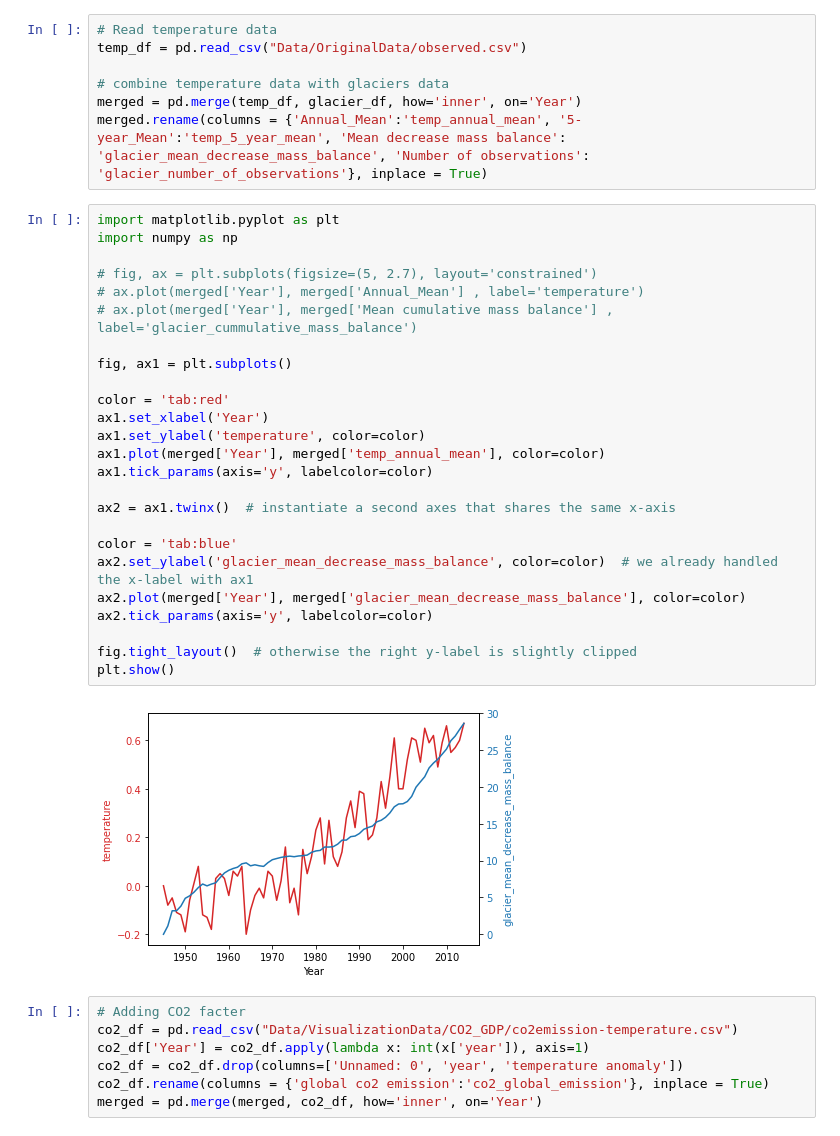
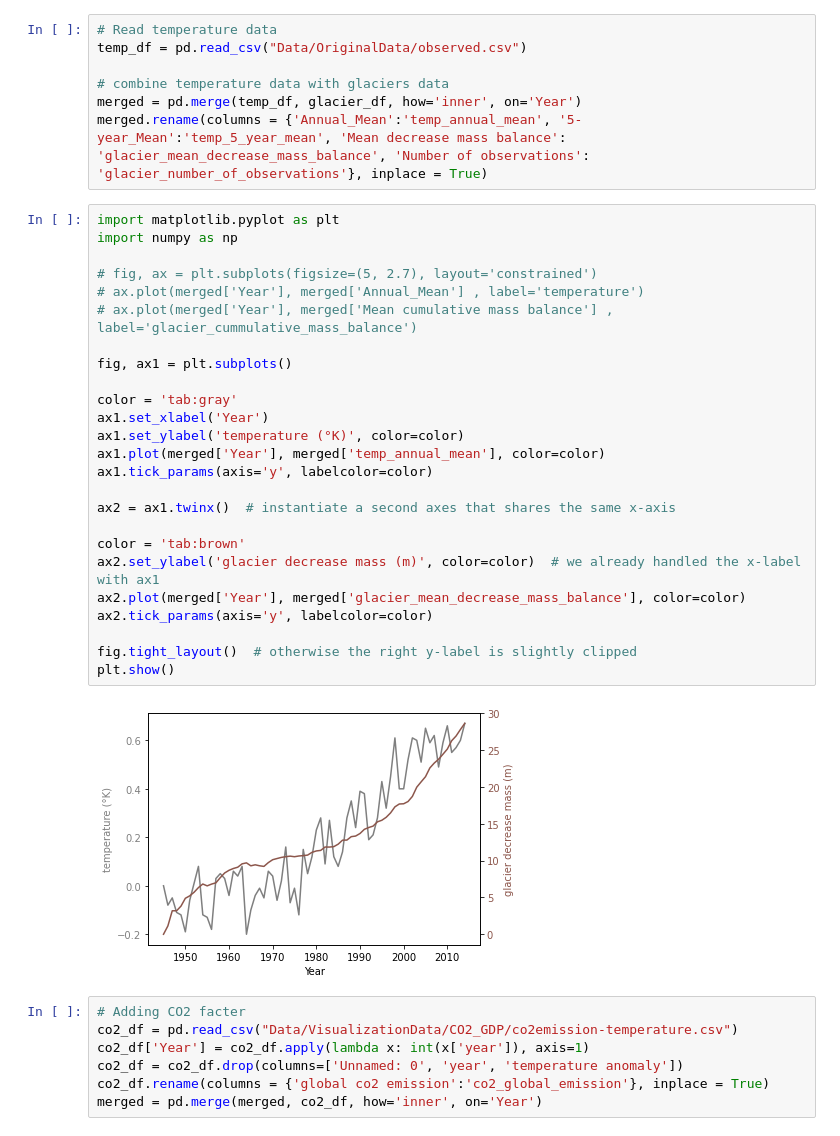
Before and after one commit to KKDJOSEPH/Analysis_on_Global_Warming, a Jupyter notebook: Analysis_on_Global_Warming_Impact.ipynb, the cells around one changed output. Saved outputs shown, nothing was run; the diff lists cells and outputs as text.

Commit message:
Add unit measurement to labels

```diff
--- a/Analysis_on_Global_Warming_Impact.ipynb
+++ b/Analysis_on_Global_Warming_Impact.ipynb
@@ -43,30 +43,30 @@ merged.rename(columns = {'Annual_Mean':'temp_annual_mean', '5-year_Mean':'temp_5
 # %%
 import matplotlib.pyplot as plt
 import numpy as np
 
 # fig, ax = plt.subplots(figsize=(5, 2.7), layout='constrained')
 # ax.plot(merged['Year'], merged['Annual_Mean'] , label='temperature')
 # ax.plot(merged['Year'], merged['Mean cumulative mass balance'] , label='glacier_cummulative_mass_balance')
 
 fig, ax1 = plt.subplots()
 
-color = 'tab:red'
+color = 'tab:gray'
 ax1.set_xlabel('Year')
-ax1.set_ylabel('temperature', color=color)
+ax1.set_ylabel('temperature (°K)', color=color)
 ax1.plot(merged['Year'], merged['temp_annual_mean'], color=color)
 ax1.tick_params(axis='y', labelcolor=color)
 
 ax2 = ax1.twinx()  # instantiate a second axes that shares the same x-axis
 
-color = 'tab:blue'
-ax2.set_ylabel('glacier_mean_decrease_mass_balance', color=color)  # we already handled the x-label with ax1
+color = 'tab:brown'
+ax2.set_ylabel('glacier decrease mass (m)', color=color)  # we already handled the x-label with ax1
 ax2.plot(merged['Year'], merged['glacier_mean_decrease_mass_balance'], color=color)
 ax2.tick_params(axis='y', labelcolor=color)
 
 fig.tight_layout()  # otherwise the right y-label is slightly clipped
 plt.show()
 # %% [output]
-[figure, old version]
+[figure, new version]
 # %%
 # Adding CO2 facter
 co2_df = pd.read_csv("Data/VisualizationData/CO2_GDP/co2emission-temperature.csv")
```
Also changed, not shown: parts of 4 cells of this notebook.
